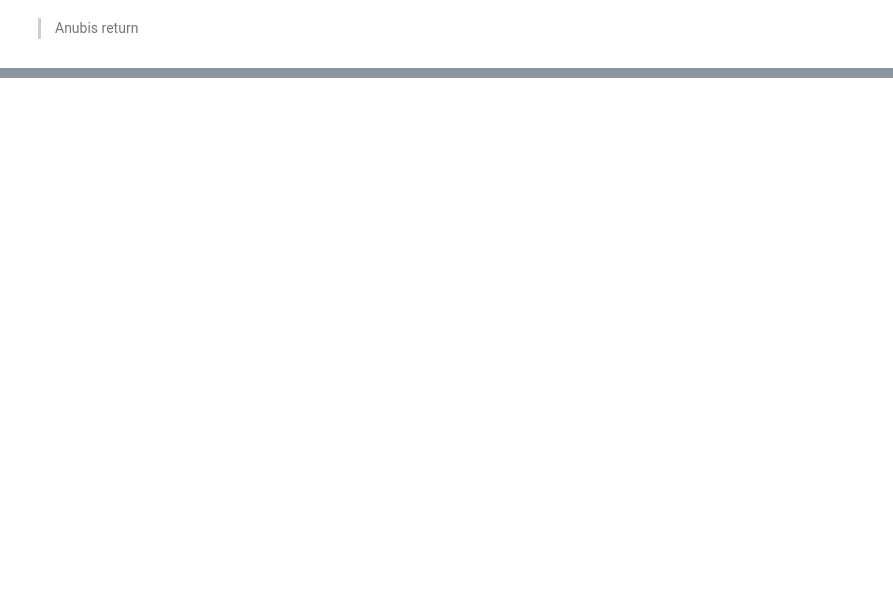
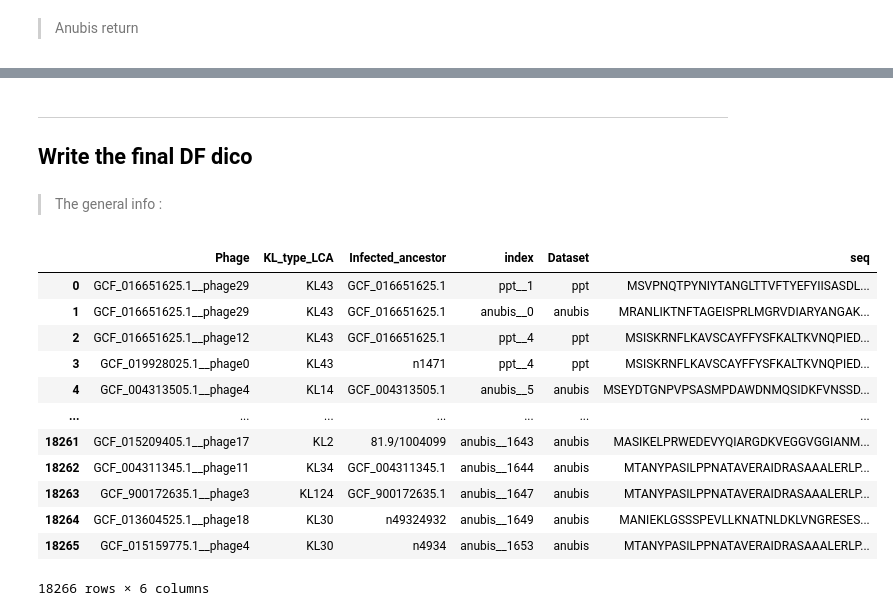
Before and after one commit to conchaeloko/Klebsiella_TropiSEARCH, a Jupyter notebook: scripts/F2.Make_final_DF.ipynb, the cells around one changed output, grey strips where cells are left out. Saved outputs shown, nothing was run; the diff lists cells and outputs as text; code cells hidden in the pictures; blank space fills up the shorter version.

```diff
--- a/scripts/F2.Make_final_DF.ipynb
+++ b/scripts/F2.Make_final_DF.ipynb
@@ -57,0 +202,38 @@ df_dpo_info_ultimate[df_dpo_info_ultimate["Infected_ancestor"] == "n47954795"]
+# %%
+import os
+import pandas as pd
+from tqdm import tqdm
+import warnings
+from Bio import SeqIO
+
+tqdm.pandas()
+warnings.filterwarnings('ignore')
+
+# local :
+path_project = "/media/concha-eloko/Linux/PPT_clean"
+info_col = ["prot_name","start","end","domain_seq","full_seq","dpo_index"]
+
+# info files :
+df_prophage_label = pd.read_csv(f"{path_project}/prophage_data.clusters_80.phageboost_70.2504.tsv" , sep = "\t", skiprows=1)
+df_prophage_label.columns = ["Prophage_name","KL_type","Infected_ancestor","n_clades","siblings","n_ancestors","n_KL_swaps","old_KL_types","all_old_KL_types"]
+
+df_anubis_return_info = pd.read_csv(f"{path_project}/Anubis_return.predictions.0709.big.annotated.tsv" , sep = "\t", names = info_col)
+df_minibatch_candidates = pd.read_csv(f"{path_project}/Minibatch_hits.75bits.tsv", sep = "\t", names = ["protein_name", "bitscore", "seq"])
+df_OldSession_info =  pd.read_csv(f"{path_project}/DF_Dpo.final.2705.tsv", sep = "\t" ,  header = 0 )
+dico_ultimate_fasta = {record.id : record.seq for record in SeqIO.parse(f"{path_project}/Dpo_domains.0805.final.ultimate.multi.fasta", "fasta")}
+
+# embeddings files :
+df_anubis_return_emb = pd.read_csv(f"{path_project}/embeddings/anubis_return.esm2.embedding.csv" , sep = ",", header = None)
+df_anubis_return_emb = df_anubis_return_emb.drop([1281] , axis = 1)
+df_OldSession_emb = pd.read_csv(f"{path_project}/embeddings/Dpo.2705.embeddings.ultimate.csv" , sep = ",", header = None)
+df_OldSession_emb.rename(columns={0: 'index'}, inplace=True)
+
+df_OldSession_info_plus = pd.merge(df_OldSession_info , df_OldSession_emb , on = "index")
+df_OldSession_info_plus_info = df_OldSession_info_plus[["Phage", "KL_type_LCA", "Infected_ancestor", "index","Dataset", "seq"]]
+
+# Core files :
+core_names = ["index", "dataset", "domain_seq", "full_seq"]
+df_core_anubis_return = pd.read_csv(f"{path_project}/DF_core.anubis_return_150.csv" , names = core_names , sep = "\t")
+df_core_ppt = pd.read_csv(f"{path_project}/DF_core.ppt.csv" , names = core_names , sep = "\t")
+df_core_minibatch = pd.read_csv(f"{path_project}/DF_Minibatch_75bits.core.tsv", sep = "\t", names = ["protein_name","bitscore","full_seq"])
+df_dom_classic = pd.read_csv(f"{path_project}/Dpo_domains.0805.final.ultimate.tsv", sep = "\t", names = ["0","index_dpo","fold","score","delineation","dom_seq","full_seq"])
@@ -57,0 +319,21 @@ df_dpo_info_ultimate[df_dpo_info_ultimate["Infected_ancestor"] == "n47954795"]
+# %% [markdown]
+***
+## Write the final DF dico
+# %% [markdown]
+> The general info :
+# %%
+df_OldSession_info
+# %% [output]
+|  | Phage | KL_type_LCA | Infected_ancestor | index | Dataset | seq |
+| 0 | GCF_016651625.1__phage29 | KL43 | GCF_016651625.1 | ppt__1 | ppt | MSVPNQTPYNIYTANGLTTVFTYEFYIISASDL... |
+| 1 | GCF_016651625.1__phage29 | KL43 | GCF_016651625.1 | anubis__0 | anubis | MRANLIKTNFTAGEISPRLMGRVDIARYANGAK... |
+| 2 | GCF_016651625.1__phage12 | KL43 | GCF_016651625.1 | ppt__4 | ppt | MSISKRNFLKAVSCAYFFYSFKALTKVNQPIED... |
+| 3 | GCF_019928025.1__phage0 | KL43 | n1471 | ppt__4 | ppt | MSISKRNFLKAVSCAYFFYSFKALTKVNQPIED... |
+| 4 | GCF_004313505.1__phage4 | KL14 | GCF_004313505.1 | anubis__5 | anubis | MSEYDTGNPVPSASMPDAWDNMQSIDKFVNSSD... |
+| ... | ... | ... | ... | ... | ... | ... |
+| 18261 | GCF_015209405.1__phage17 | KL2 | 81.9/1004099 | anubis__1643 | anubis | MASIKELPRWEDEVYQIARGDKVEGGVGGIANM... |
+| 18262 | GCF_004311345.1__phage11 | KL34 | GCF_004311345.1 | anubis__1644 | anubis | MTANYPASILPPNATAVERAIDRASAAALERLP... |
+| 18263 | GCF_900172635.1__phage3 | KL124 | GCF_900172635.1 | anubis__1647 | anubis | MTANYPASILPPNATAVERAIDRASAAALERLP... |
+| 18264 | GCF_013604525.1__phage18 | KL30 | n49324932 | anubis__1649 | anubis | MANIEKLGSSSPEVLLKNATNLDKLVNGRESES... |
+| 18265 | GCF_015159775.1__phage4 | KL30 | n4934 | anubis__1653 | anubis | MTANYPASILPPNATAVERAIDRASAAALERLP... |
+18266 rows × 6 columns
```
Also changed, not shown: parts of 38 cells of this notebook, 1 other file.
